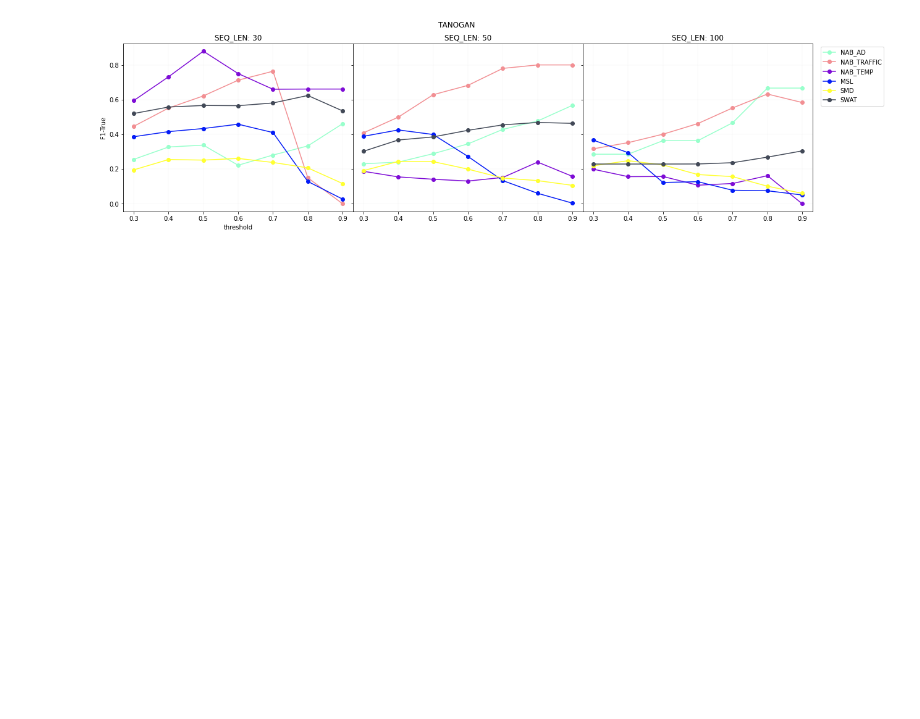
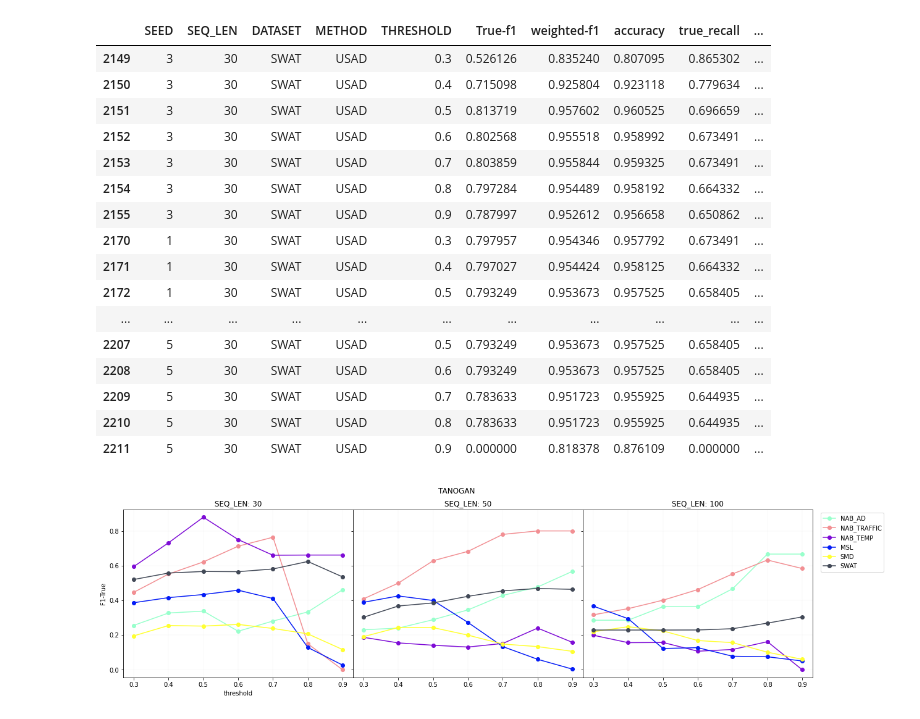
Before and after one commit to antonioalbanese/Time-Series-Anomaly-Detection-An-experimental-survey, a Jupyter notebook: results_visualization.ipynb, the cells around one changed output. Saved outputs shown, nothing was run; the diff lists cells and outputs as text; code cells hidden in the pictures; blank space fills up the shorter version.

```diff
--- a/results_visualization.ipynb
+++ b/results_visualization.ipynb
@@ -18,3 +59,23 @@ colors = ["#98ffcc", "#f28f93", "#7e0cd6", "#041cf6", "#ffff31", "#424957"]
+# %%
+data
+# %% [output]
+|  | SEED | SEQ_LEN | DATASET | METHOD | THRESHOLD | True-f1 | weighted-f1 | accuracy | true_recall | ... |
+| 2149 | 3 | 30 | SWAT | USAD | 0.3 | 0.526126 | 0.835240 | 0.807095 | 0.865302 | ... |
+| 2150 | 3 | 30 | SWAT | USAD | 0.4 | 0.715098 | 0.925804 | 0.923118 | 0.779634 | ... |
+| 2151 | 3 | 30 | SWAT | USAD | 0.5 | 0.813719 | 0.957602 | 0.960525 | 0.696659 | ... |
+| 2152 | 3 | 30 | SWAT | USAD | 0.6 | 0.802568 | 0.955518 | 0.958992 | 0.673491 | ... |
+| 2153 | 3 | 30 | SWAT | USAD | 0.7 | 0.803859 | 0.955844 | 0.959325 | 0.673491 | ... |
+| 2154 | 3 | 30 | SWAT | USAD | 0.8 | 0.797284 | 0.954489 | 0.958192 | 0.664332 | ... |
+| 2155 | 3 | 30 | SWAT | USAD | 0.9 | 0.787997 | 0.952612 | 0.956658 | 0.650862 | ... |
+| 2170 | 1 | 30 | SWAT | USAD | 0.3 | 0.797957 | 0.954346 | 0.957792 | 0.673491 | ... |
+| 2171 | 1 | 30 | SWAT | USAD | 0.4 | 0.797027 | 0.954424 | 0.958125 | 0.664332 | ... |
+| 2172 | 1 | 30 | SWAT | USAD | 0.5 | 0.793249 | 0.953673 | 0.957525 | 0.658405 | ... |
+| ... | ... | ... | ... | ... | ... | ... | ... | ... | ... | ... |
+| 2207 | 5 | 30 | SWAT | USAD | 0.5 | 0.793249 | 0.953673 | 0.957525 | 0.658405 | ... |
+| 2208 | 5 | 30 | SWAT | USAD | 0.6 | 0.793249 | 0.953673 | 0.957525 | 0.658405 | ... |
+| 2209 | 5 | 30 | SWAT | USAD | 0.7 | 0.783633 | 0.951723 | 0.955925 | 0.644935 | ... |
+| 2210 | 5 | 30 | SWAT | USAD | 0.8 | 0.783633 | 0.951723 | 0.955925 | 0.644935 | ... |
+| 2211 | 5 | 30 | SWAT | USAD | 0.9 | 0.000000 | 0.818378 | 0.876109 | 0.000000 | ... |
 # %%
 for m in methods:
   fig, axs = plt.subplots(1, 3, figsize=(20,5), sharey='row', subplot_kw=dict(frameon=True))
```
Also changed, not shown: parts of 11 cells of this notebook.
